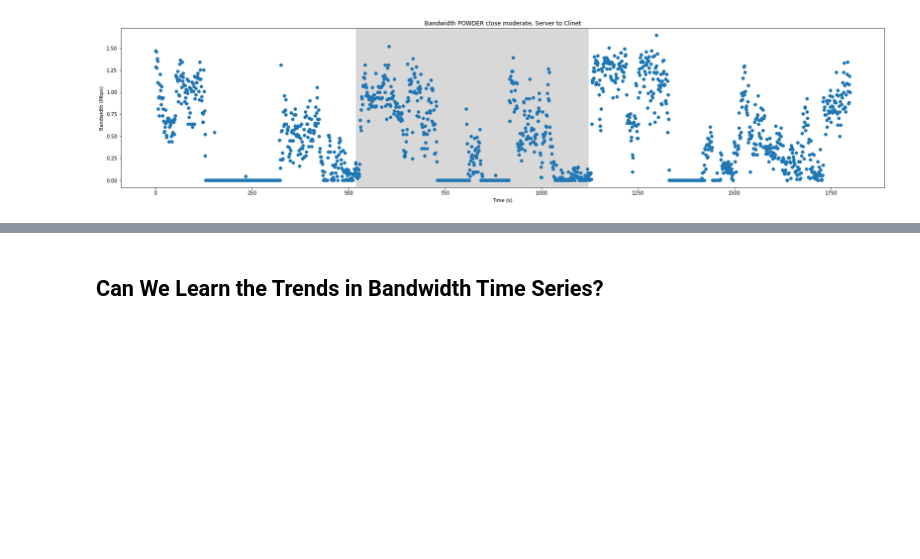
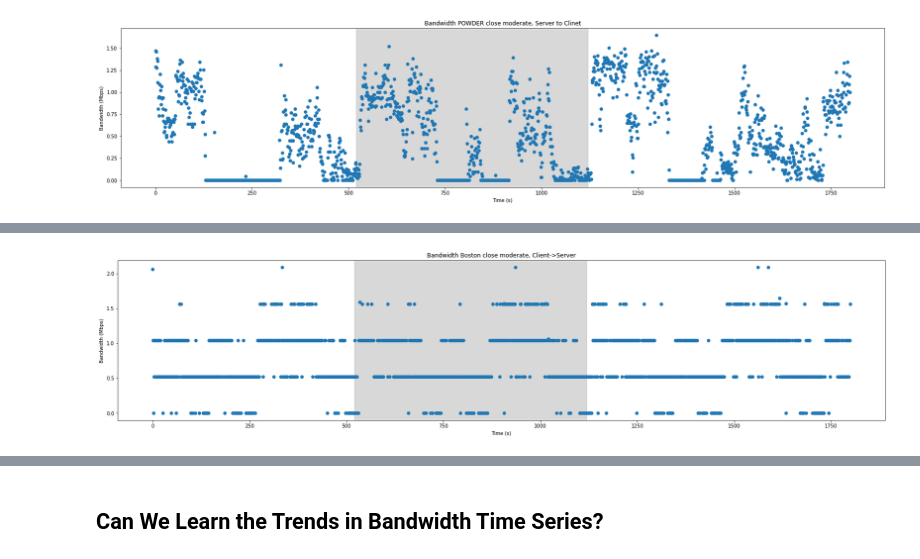
Before and after one commit to nislab/gensync, a Jupyter notebook: run/analysis.ipynb, the cells around one changed output, grey strips where cells are left out. Drawn from its saved outputs; the diff is of its cells as text; code cells hidden in the pictures; blank space fills up the shorter version.

```diff
--- a/run/analysis.ipynb
+++ b/run/analysis.ipynb
@@ -742,0 +766,4 @@ plot_iperf_time_series(iperf_1026_sc, title='Bandwidth POWDER close moderate, Se
+# %%
+plot_iperf_time_series(iperf_1018_cs, title='Bandwidth Boston close moderate, Client->Server')
+# %% [output]
+[figure, added]
```
Also changed, not shown: parts of 23 cells of this notebook, 10 other files.
